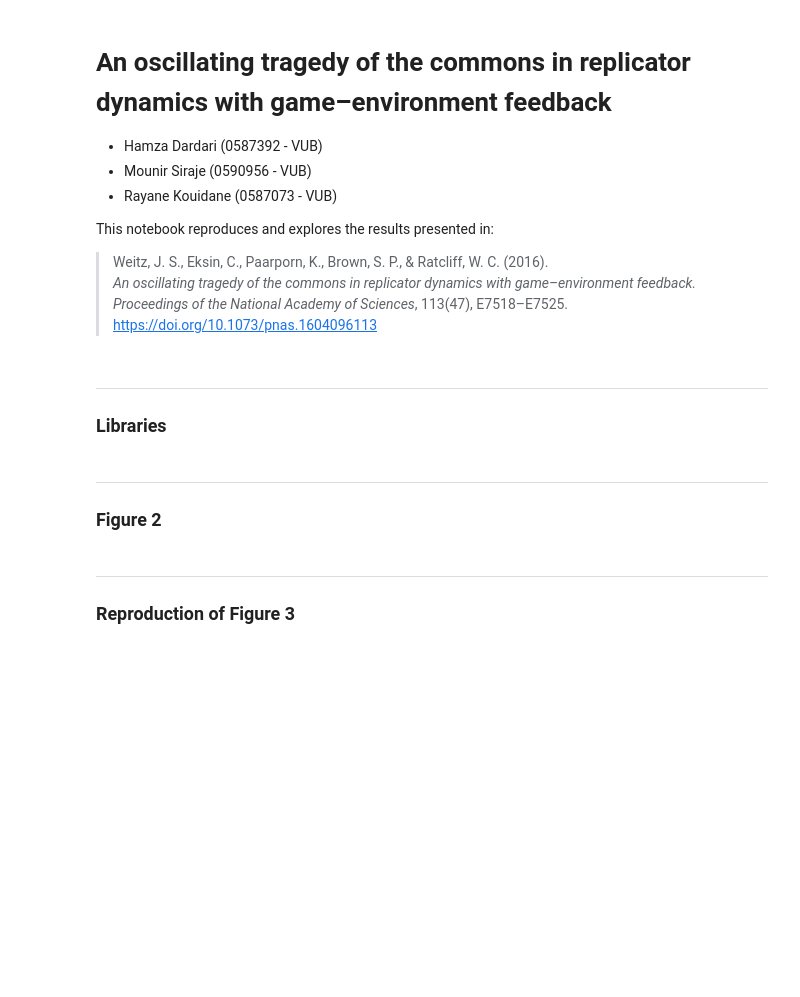
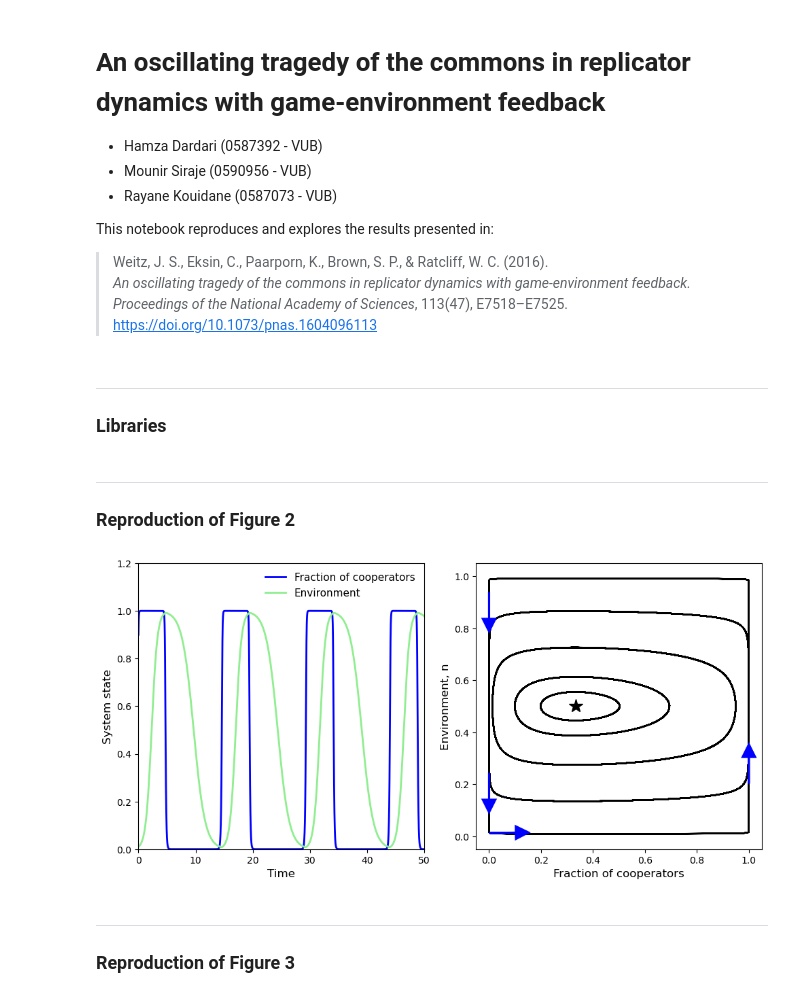
Before and after one commit to Rayane-KO/CGT2526, a Jupyter notebook: Reproduction.ipynb, the cells around one changed output. Saved outputs shown, nothing was run; the diff lists cells and outputs as text; code cells hidden in the pictures; blank space fills up the shorter version.

```diff
--- a/Reproduction.ipynb
+++ b/Reproduction.ipynb
@@ -1,5 +1,5 @@
 # %% [markdown]
-# An oscillating tragedy of the commons in replicator dynamics with game–environment feedback
+# An oscillating tragedy of the commons in replicator dynamics with game-environment feedback
 
 - Hamza Dardari   (0587392 - VUB)
 - Mounir Siraje   (0590956 - VUB)
@@ -8,7 +8,7 @@
 This notebook reproduces and explores the results presented in:
 
 > Weitz, J. S., Eksin, C., Paarporn, K., Brown, S. P., & Ratcliff, W. C. (2016).
-> *An oscillating tragedy of the commons in replicator dynamics with game–environment feedback.*
+> *An oscillating tragedy of the commons in replicator dynamics with game-environment feedback.*
 > *Proceedings of the National Academy of Sciences*, 113(47), E7518–E7525.
 > https://doi.org/10.1073/pnas.1604096113
 # %% [markdown]
@@ -23,12 +22,12 @@ from scipy.signal import find_peaks
 # %% [markdown]
 ---
-### Figure 2
+### Reproduction of Figure 2
 # %%
-# calculates the payoff matrix on n
+# Calculates the payoff matrix on n
 def get_payoff_matrix(n, A0, A1):
     return (1 - n) * A0 + n * A1
 
-# take coeffient a and b from the payoff matrix for fitness diff equation
+# Take coeffient a and b from the payoff matrix for fitness diff equation
 def get_fitness_diff_coeffs(n, A0, A1):
     A = get_payoff_matrix(n, A0, A1)
     R, S = A[0, 0], A[0, 1]
@@ -37,7 +36,7 @@ def get_fitness_diff_coeffs(n, A0, A1):
     a = (R - T) - b
     return a, b
 
-# system of differential equations where x is cooperators and n is environment
+# System of differential equations where x is cooperators and n is environment
 def system_for_figure_2(t, y, epsilon, theta, A0, A1):
     x, n = y
     a, b = get_fitness_diff_coeffs(n, A0, A1)
@@ -45,7 +44,7 @@ def system_for_figure_2(t, y, epsilon, theta, A0, A1):
     dndt = n * (1 - n) * (-1 + (1 + theta) * x)
     return [dxdt, dndt]
 
-# runs simulations and creates time evolution and phase plane plots
+# Runs simulations and creates time evolution and phase plane plots
 def reproduce_figure_2():
     epsilon = 0.1
     theta = 2.0
@@ -65,24 +64,12 @@ def reproduce_figure_2():
         (0.4, 0.45),
     ]
 
-    sol_display = solve_ivp(
-        system_for_figure_2,
-        (0, 50),
-        initial_conditions[0],
-        args=(epsilon, theta, A0, A1),
-        rtol=1e-7, atol=1e-11, max_step=0.01
-    )
+    sol_display = solve_ivp(system_for_figure_2, (0, 50), initial_conditions[0], args=(epsilon, theta, A0, A1), rtol=1e-7, atol=1e-11, max_step=0.01)
 
-    # solve the system for each starting point
+    # Solve the system for each starting point
     solutions = []
     for x0, n0 in initial_conditions:
-        sol = solve_ivp(
-            system_for_figure_2,
-            (0, 200),
-            [x0, n0],
-            args=(epsilon, theta, A0, A1),
-            rtol=1e-7, atol=1e-11, max_step=0.05
-        )
+        sol = solve_ivp(system_for_figure_2, (0, 200), [x0, n0], args=(epsilon, theta, A0, A1),rtol=1e-7, atol=1e-11, max_step=0.05)
         solutions.append(sol)
 
     fig, (ax_time, ax_phase) = plt.subplots(1, 2, figsize=(10, 5))
@@ -98,7 +85,7 @@ def reproduce_figure_2():
     ax_time.set_aspect(50/1.2)
 
     # Phase plane (right plot)
-    # plot all trajectories in black
+    # Plot all trajectories in black
     for sol in solutions:
         ax_phase.plot(sol.y[0], sol.y[1], 'k-', lw=1.5)
 
@@ -113,53 +100,54 @@ def reproduce_figure_2():
 
     arrow_fractions = [1/8, 3/8, 5/8, 7/8]
 
-    # add arrows along the first trajectory to show direction
+    # Add arrows along the first trajectory to show direction
     for frac in arrow_fractions:
-        # find position along trajectory for this arrow
+        # Find position along trajectory for this arrow
         idx = int(frac * n_points)
         if idx >= n_points - 1:
             continue
 
-        # get current position on trajectory
+        # Get current position on trajectory
         x_pos = x_traj[idx]
         n_pos = n_traj[idx]
 
-        # look ahead to calculate arrow direction
+        # Look ahead to calculate arrow direction
         look_ahead = max(1, int(n_points * 0.01))
         next_idx = min(idx + look_ahead, n_points - 1)
 
-        # calculate direction vector
+        # Calculate direction vector
         dx = x_traj[next_idx] - x_traj[idx]
         dn = n_traj[next_idx] - n_traj[idx]
 
-        # normalize and scale arrow
+        # Normalize and scale arrow
         norm = np.sqrt(dx**2 + dn**2)
         if norm > 0:
             arrow_length = avg_range / 10
             dx_arrow = arrow_length * dx / norm
             dn_arrow = arrow_length * dn / norm
             head_size = arrow_length / 2
 
-            # drawing arrow
+            # Drawing arrow
             ax_phase.arrow(x_pos, n_pos, dx_arrow, dn_arrow,
                           head_width=head_size, head_length=head_size,
                           fc='blue', ec='blue', lw=2, zorder=10)
 
-    # mark equilibrium point with star
+    # Mark equilibrium point with star
     ax_phase.plot(x_star, n_star, '*', color='black', markersize=15, zorder=20)
 
-    # set up axes labels and limits
+    # Set up axes labels and limits
     ax_phase.set_xlabel('Fraction of cooperators', fontsize=12)
     ax_phase.set_ylabel('Environment, n', fontsize=12)
     ax_phase.set_xlim(-0.05, 1.05)
     ax_phase.set_ylim(-0.05, 1.05)
     ax_phase.set_aspect('equal')
 
     plt.tight_layout()
     plt.show()
 
-
 reproduce_figure_2()
+# %% [output]
+[figure, added]
 # %% [markdown]
 ---
 
```
Also changed, not shown: parts of 9 cells of this notebook.
